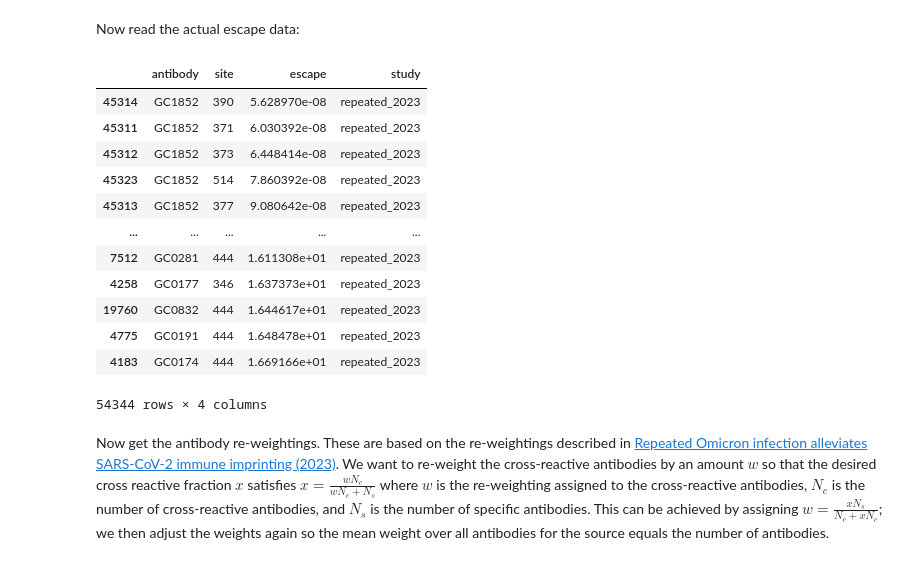
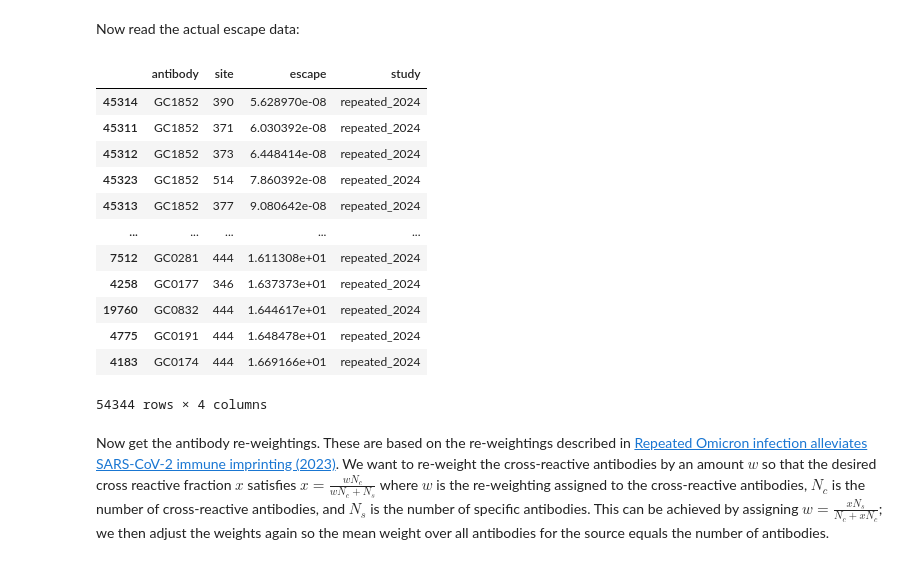
Before and after one commit to jbloomlab/SARS2-RBD-escape-calc, a Jupyter notebook: process_data.ipynb, the cells around one changed output. Drawn from its saved outputs; the diff is of its cells as text; code cells hidden in the pictures.

```diff
--- a/process_data.ipynb
+++ b/process_data.ipynb
@@ -158,27 +158,27 @@ Binding targets per antibody:
 # %% [markdown]
 Now read the actual escape data:
 # %%
-repeated_2023_escape = (
+repeated_2024_escape = (
     pd.read_csv("Cao_data/SARS-CoV-2-reinfection-DMS/antibody_dms_merge_clean.csv.gz")
     .groupby(["antibody", "site"], as_index=False)
     .aggregate(escape=pd.NamedAgg("mut_escape", "sum"))
-    .assign(study="repeated_2023")
+    .assign(study="repeated_2024")
 )
 
-repeated_2023_escape.sort_values("escape")
+repeated_2024_escape.sort_values("escape")
 # %% [output]
 |  | antibody | site | escape | study |
-| 45314 | GC1852 | 390 | 5.628970e-08 | repeated_2023 |
-| 45311 | GC1852 | 371 | 6.030392e-08 | repeated_2023 |
-| 45312 | GC1852 | 373 | 6.448414e-08 | repeated_2023 |
-| 45323 | GC1852 | 514 | 7.860392e-08 | repeated_2023 |
-| 45313 | GC1852 | 377 | 9.080642e-08 | repeated_2023 |
+| 45314 | GC1852 | 390 | 5.628970e-08 | repeated_2024 |
+| 45311 | GC1852 | 371 | 6.030392e-08 | repeated_2024 |
+| 45312 | GC1852 | 373 | 6.448414e-08 | repeated_2024 |
+| 45323 | GC1852 | 514 | 7.860392e-08 | repeated_2024 |
+| 45313 | GC1852 | 377 | 9.080642e-08 | repeated_2024 |
 | ... | ... | ... | ... | ... |
-| 7512 | GC0281 | 444 | 1.611308e+01 | repeated_2023 |
-| 4258 | GC0177 | 346 | 1.637373e+01 | repeated_2023 |
-| 19760 | GC0832 | 444 | 1.644617e+01 | repeated_2023 |
-| 4775 | GC0191 | 444 | 1.648478e+01 | repeated_2023 |
-| 4183 | GC0174 | 444 | 1.669166e+01 | repeated_2023 |
+| 7512 | GC0281 | 444 | 1.611308e+01 | repeated_2024 |
+| 4258 | GC0177 | 346 | 1.637373e+01 | repeated_2024 |
+| 19760 | GC0832 | 444 | 1.644617e+01 | repeated_2024 |
+| 4775 | GC0191 | 444 | 1.648478e+01 | repeated_2024 |
+| 4183 | GC0174 | 444 | 1.669166e+01 | repeated_2024 |
 54344 rows × 4 columns
 # %% [markdown]
 Now get the antibody re-weightings.
```
Also changed, not shown: parts of 11 cells of this notebook, 4 other files.
